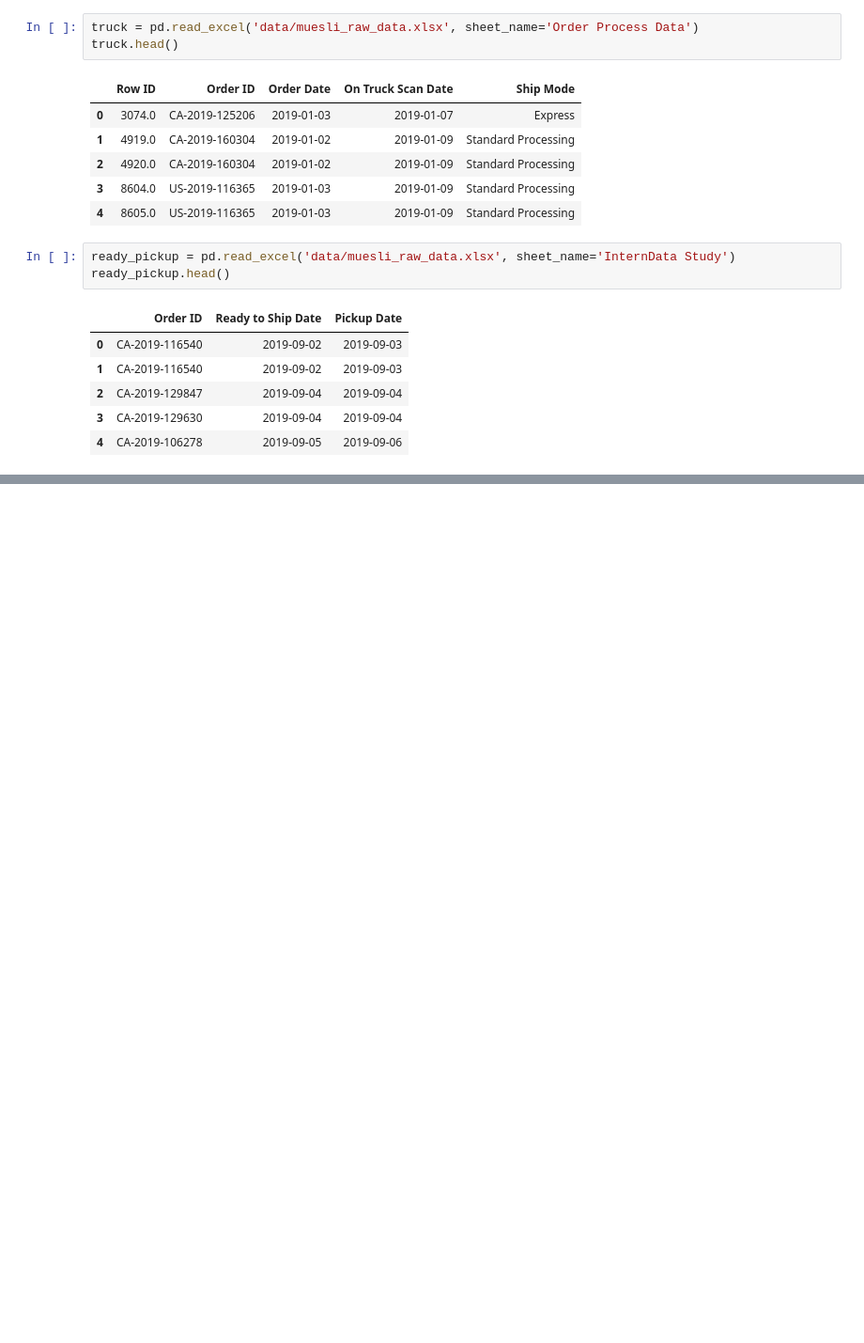
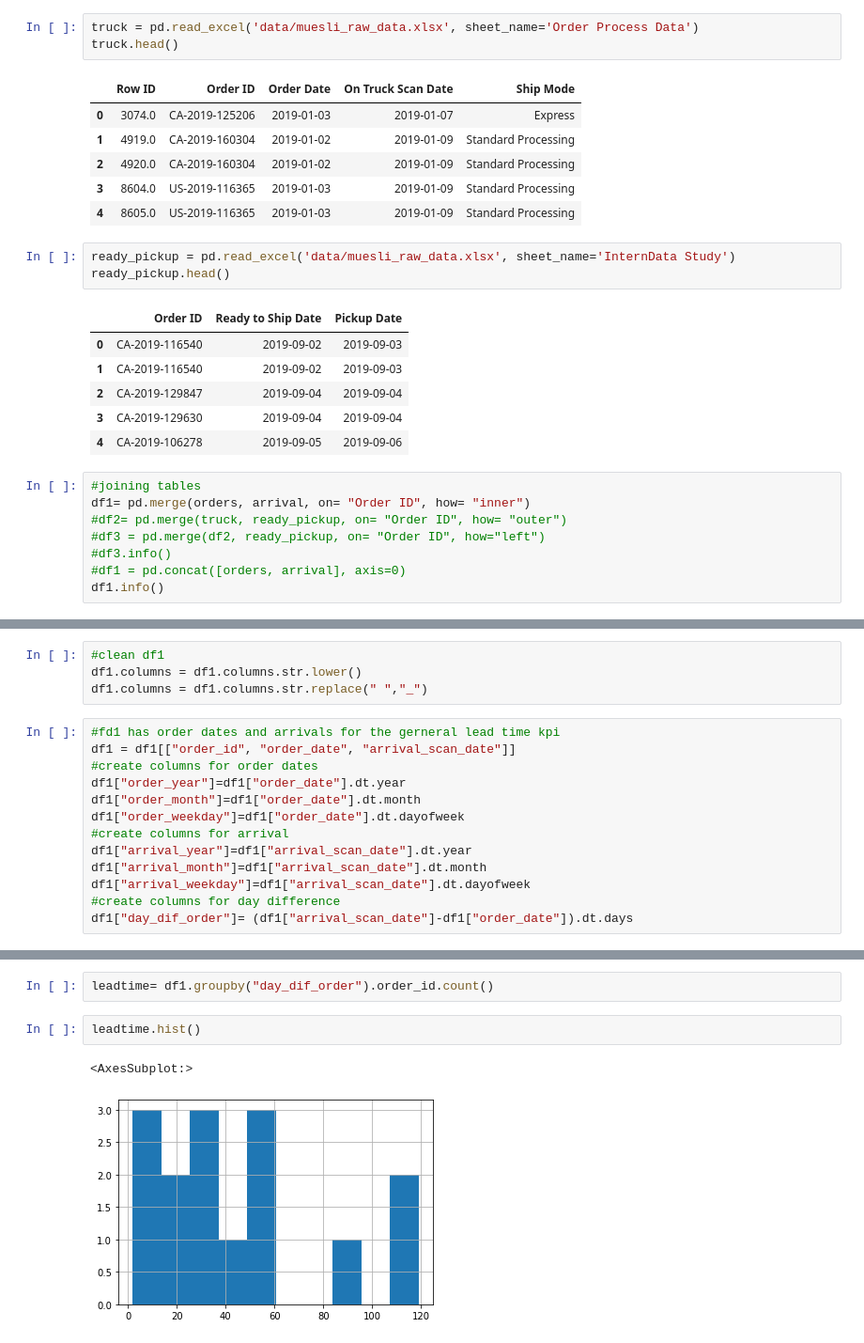
Before and after one commit to linapg/analysis_order_process_muesli_company, a Jupyter notebook: muesli_project.ipynb, the cells around one changed output, grey strips where cells are left out. Shown at 94% size. Saved outputs shown, nothing was run; the diff lists cells and outputs as text; blank space fills up the shorter version.

```diff
--- a/muesli_project.ipynb
+++ b/muesli_project.ipynb
@@ -67,3 +67,11 @@ ready_pickup.head()
 | 2 | CA-2019-129847 | 2019-09-04 | 2019-09-04 |
 | 3 | CA-2019-129630 | 2019-09-04 | 2019-09-04 |
 | 4 | CA-2019-106278 | 2019-09-05 | 2019-09-06 |
+# %%
+#joining tables
+df1= pd.merge(orders, arrival, on= "Order ID", how= "inner")
+#df2= pd.merge(truck, ready_pickup, on= "Order ID", how= "outer")
+#df3 = pd.merge(df2, ready_pickup, on= "Order ID", how="left")
+#df3.info()
+#df1 = pd.concat([orders, arrival], axis=0)
+df1.info()
@@ -69,0 +105,17 @@ ready_pickup.head()
+# %%
+#clean df1
+df1.columns = df1.columns.str.lower()
+df1.columns = df1.columns.str.replace(" ","_")
+# %%
+#fd1 has order dates and arrivals for the gerneral lead time kpi
+df1 = df1[["order_id", "order_date", "arrival_scan_date"]]
+#create columns for order dates
+df1["order_year"]=df1["order_date"].dt.year
+df1["order_month"]=df1["order_date"].dt.month
+df1["order_weekday"]=df1["order_date"].dt.dayofweek
+#create columns for arrival
+df1["arrival_year"]=df1["arrival_scan_date"].dt.year
+df1["arrival_month"]=df1["arrival_scan_date"].dt.month
+df1["arrival_weekday"]=df1["arrival_scan_date"].dt.dayofweek
+#create columns for day difference
+df1["day_dif_order"]= (df1["arrival_scan_date"]-df1["order_date"]).dt.days
@@ -69,0 +131,7 @@ ready_pickup.head()
+# %%
+leadtime= df1.groupby("day_dif_order").order_id.count()
+# %%
+leadtime.hist()
+# %% [output]
+<AxesSubplot:>
+[figure, added]
```
Also changed, not shown: parts of 5 cells of this notebook.
